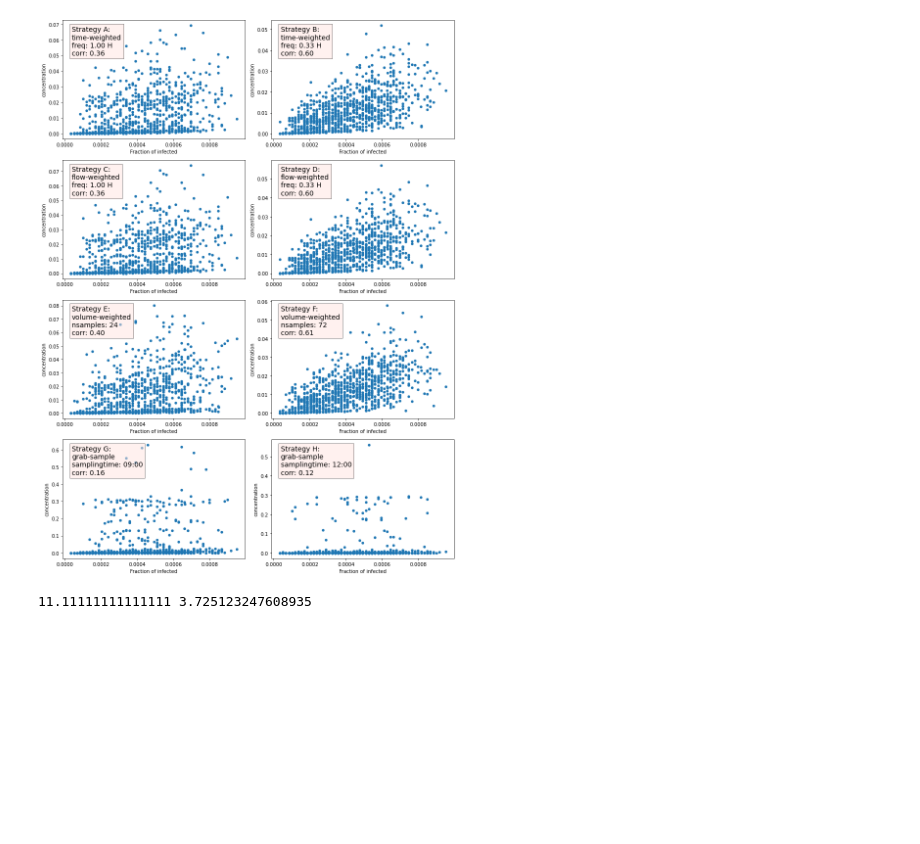
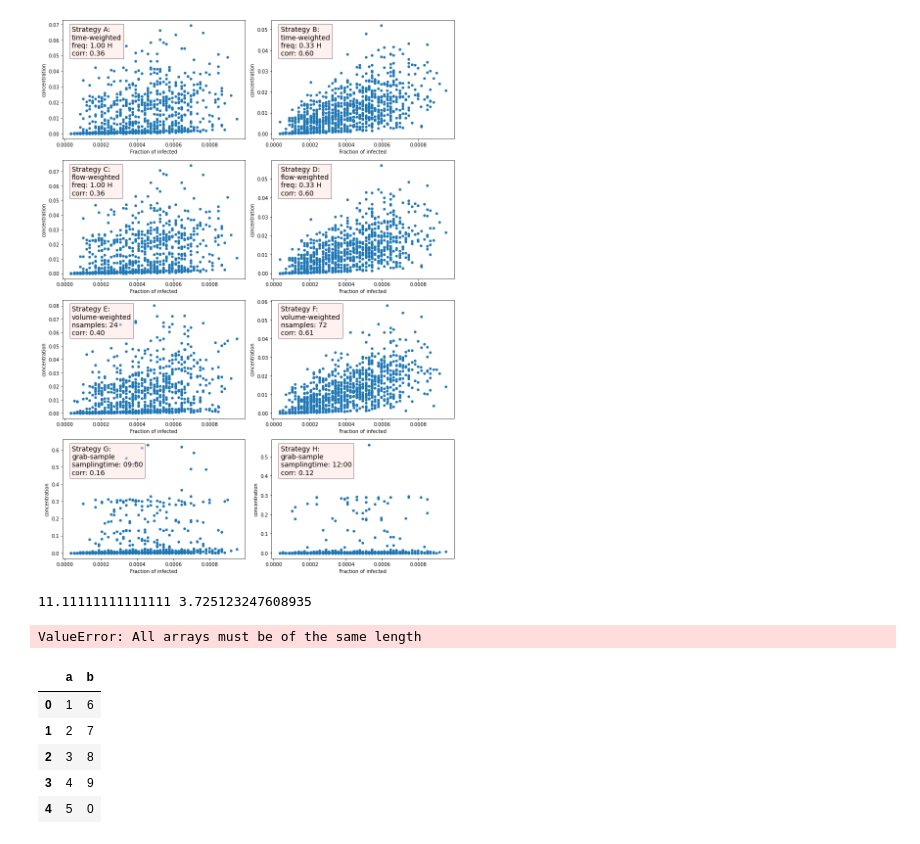
Before and after one commit to alBartig/SWMMpulse, a Jupyter notebook: eval_strategy_accuracy.ipynb, the cells around one changed output. Drawn from its saved outputs; the diff is of its cells as text; code cells hidden in the pictures; blank space fills up the shorter version.

```diff
--- a/eval_strategy_accuracy.ipynb
+++ b/eval_strategy_accuracy.ipynb
@@ -413,3 +413,22 @@ x = [10,12,8,7,9,14,20,9,11]
 print(np.mean(x), np.std(x))
 # %% [output]
 11.11111111111111 3.725123247608935
+# %%
+import pandas as pd
+
+d = {"a":[1,2,3,4,5,6,7],
+     "b":[1,2,3]}
+pd.DataFrame(d)
+# %% [output]
+ValueError: All arrays must be of the same length
+# %%
+a = pd.Series([1,2,3,4,5], name="a")
+b = pd.Series([6,7,8,9,0], name="b")
+pd.DataFrame([a,b]).T
+# %% [output]
+|  | a | b |
+| 0 | 1 | 6 |
+| 1 | 2 | 7 |
+| 2 | 3 | 8 |
+| 3 | 4 | 9 |
+| 4 | 5 | 0 |
```
Also changed, not shown: 2 other files.
